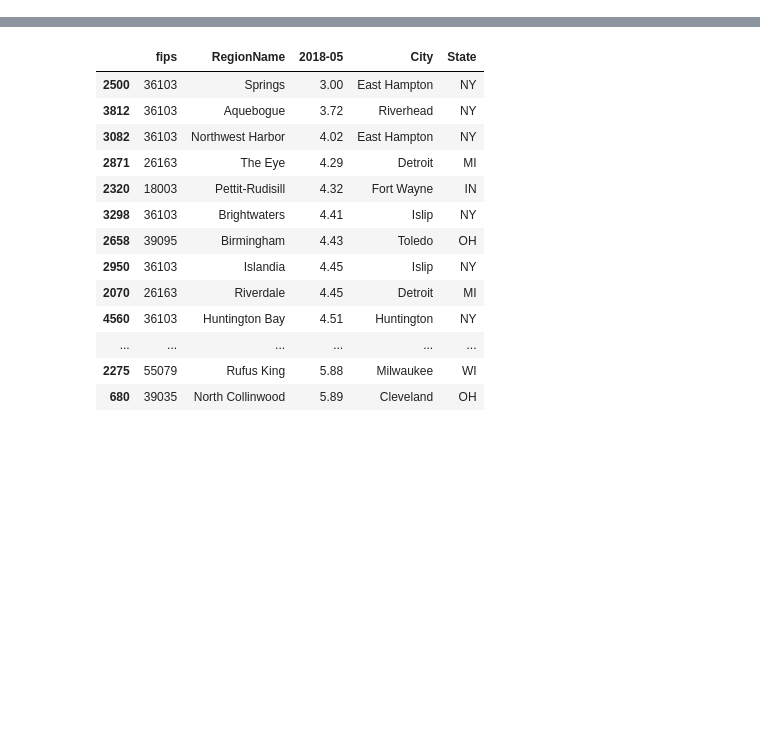
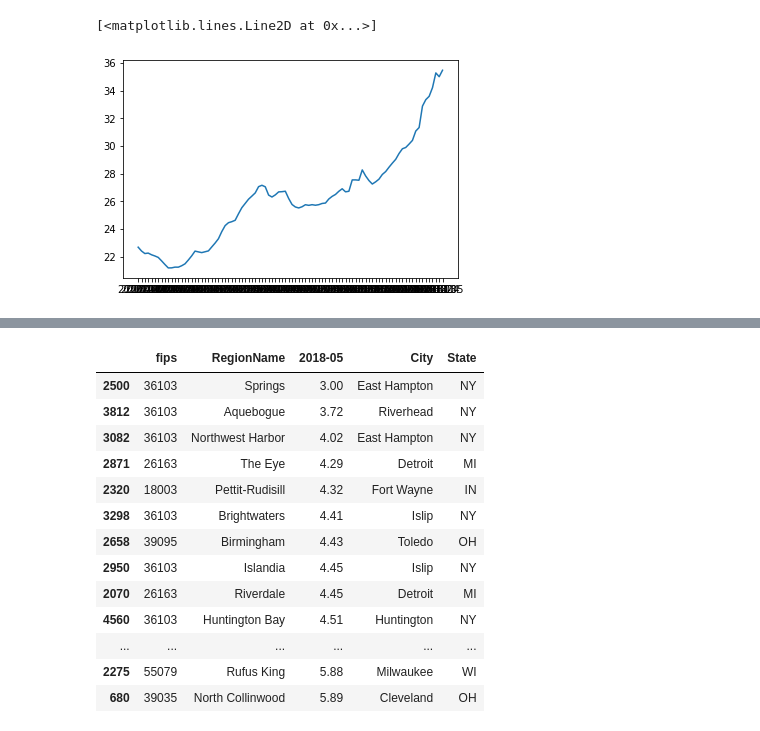
Before and after one commit to alatimer/zillow, a Jupyter notebook: notebooks/P2R Chloropleth.ipynb, the cells around one changed output, grey strips where cells are left out. Cells and saved outputs as stored; diff of their text form; code cells hidden in the pictures; blank space fills up the shorter version.

```diff
--- a/notebooks/P2R Chloropleth.ipynb
+++ b/notebooks/P2R Chloropleth.ipynb
@@ -16,0 +19,5 @@ p2r = pd.read_csv('../data/P2R_w_fips.csv')
+# %%
+plt.plot(pd.DataFrame(p2r.groupby('CountyName').mean().loc['Santa Clara']).drop(['fips','RegionID','SizeRank']))
+# %% [output]
+[<matplotlib.lines.Line2D at 0x...>]
+[figure, added]
```
Also changed, not shown: parts of 2 cells of this notebook.
